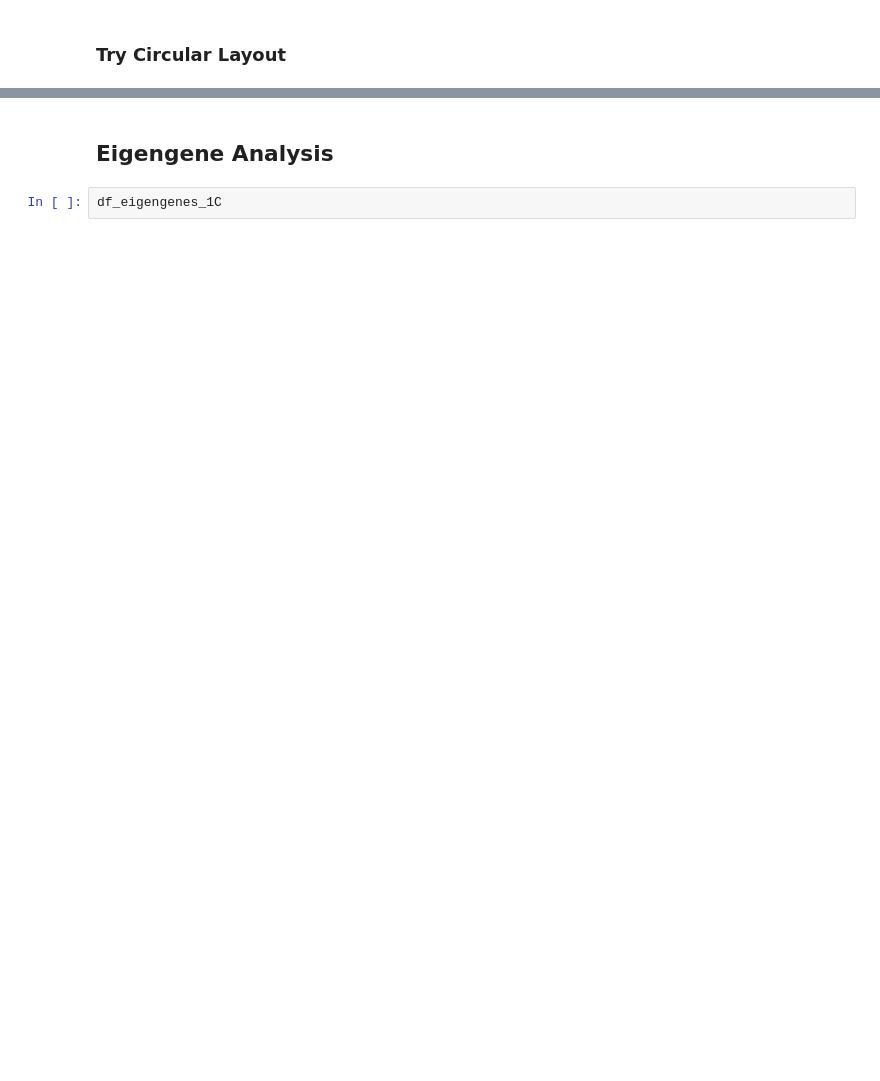
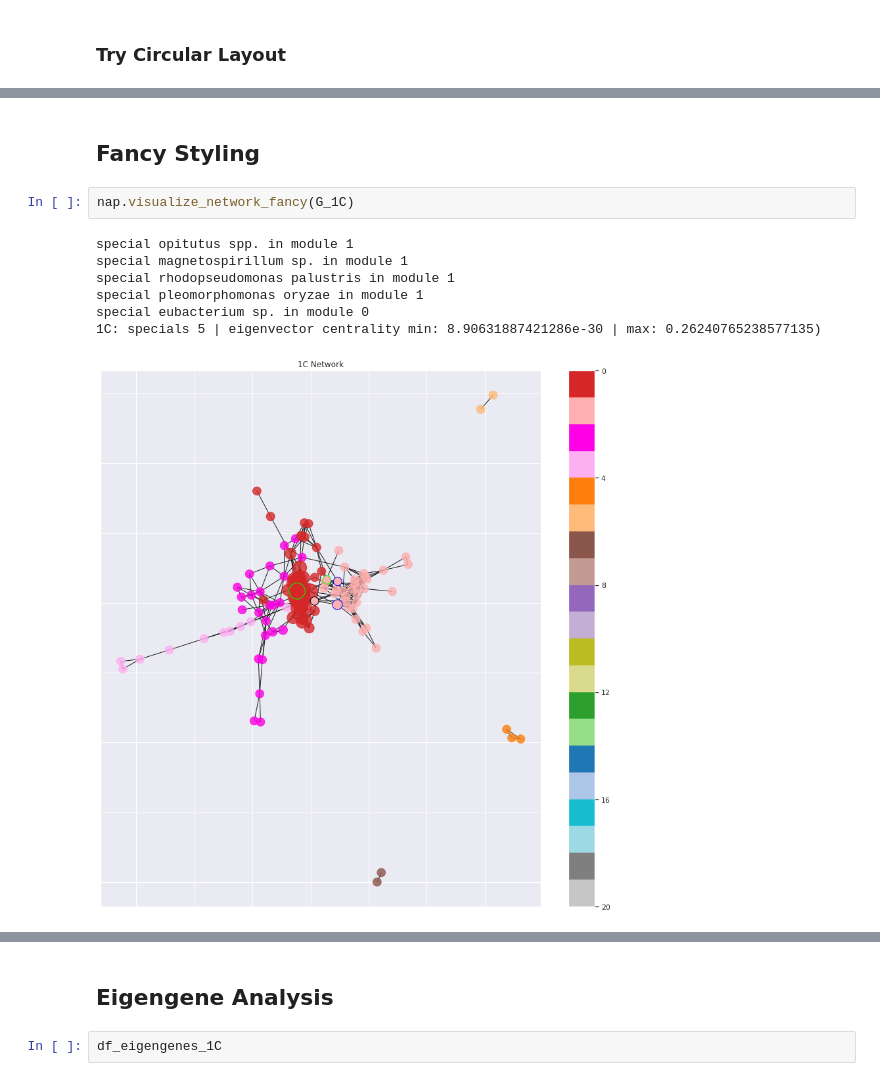
Before and after one commit to olincollege/microbiome-network-analysis-research, a Jupyter notebook: network_analysis_groups.ipynb, the cells around one changed output, grey strips where cells are left out. Drawn from its saved outputs; the diff is of its cells as text; blank space fills up the shorter version.

Commit message:
ADD: images of visualized network

```diff
--- a/network_analysis_groups.ipynb
+++ b/network_analysis_groups.ipynb
@@ -463,0 +424,12 @@ for G in Gs:
+# %% [markdown]
+## Fancy Styling
+# %%
+nap.visualize_network_fancy(G_1C)
+# %% [output]
+special opitutus spp. in module 1
+special magnetospirillum sp. in module 1
+special rhodopseudomonas palustris in module 1
+special pleomorphomonas oryzae in module 1
+special eubacterium sp. in module 0
+1C: specials 5 | eigenvector centrality min: 8.90631887421286e-30 | max: 0.26240765238577135)
+[figure, added]
```
Also changed, not shown: parts of 14 cells of this notebook, 10 other files.
